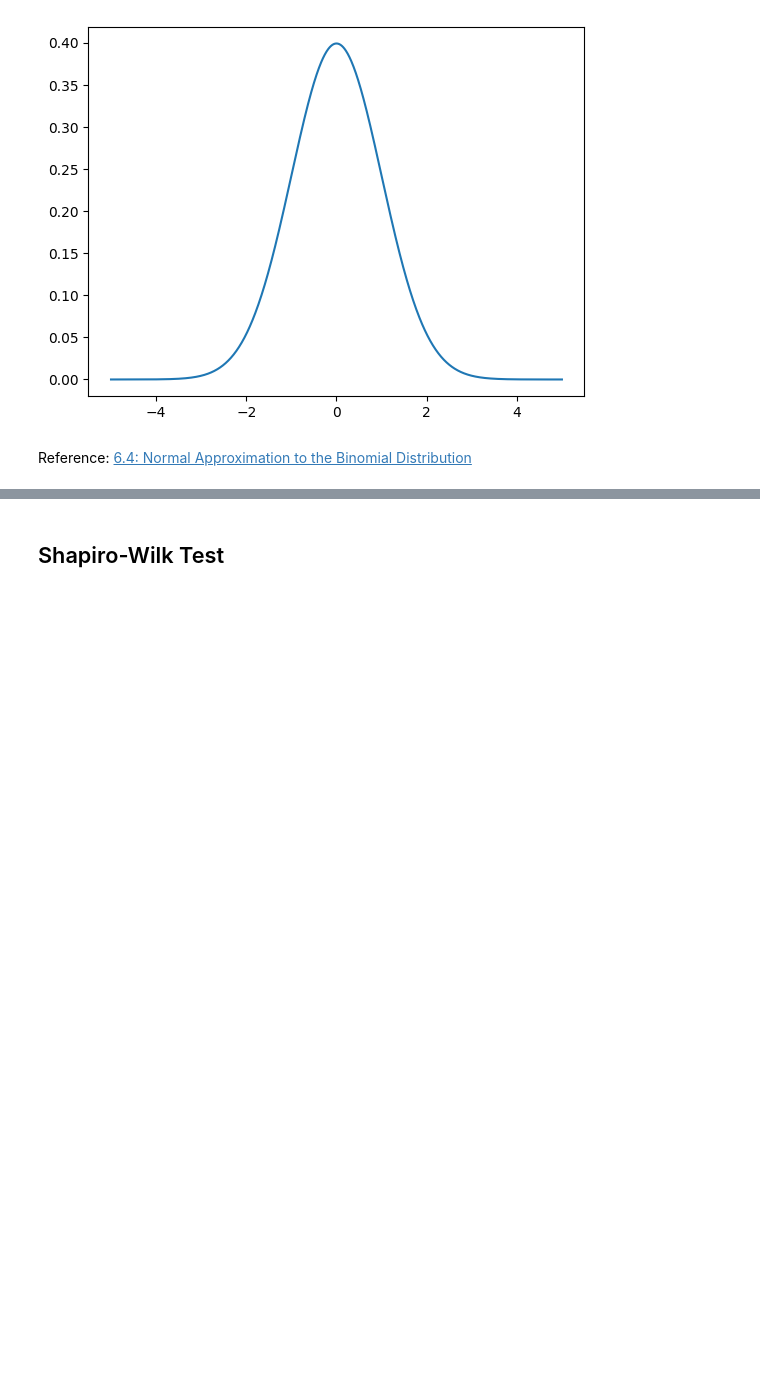
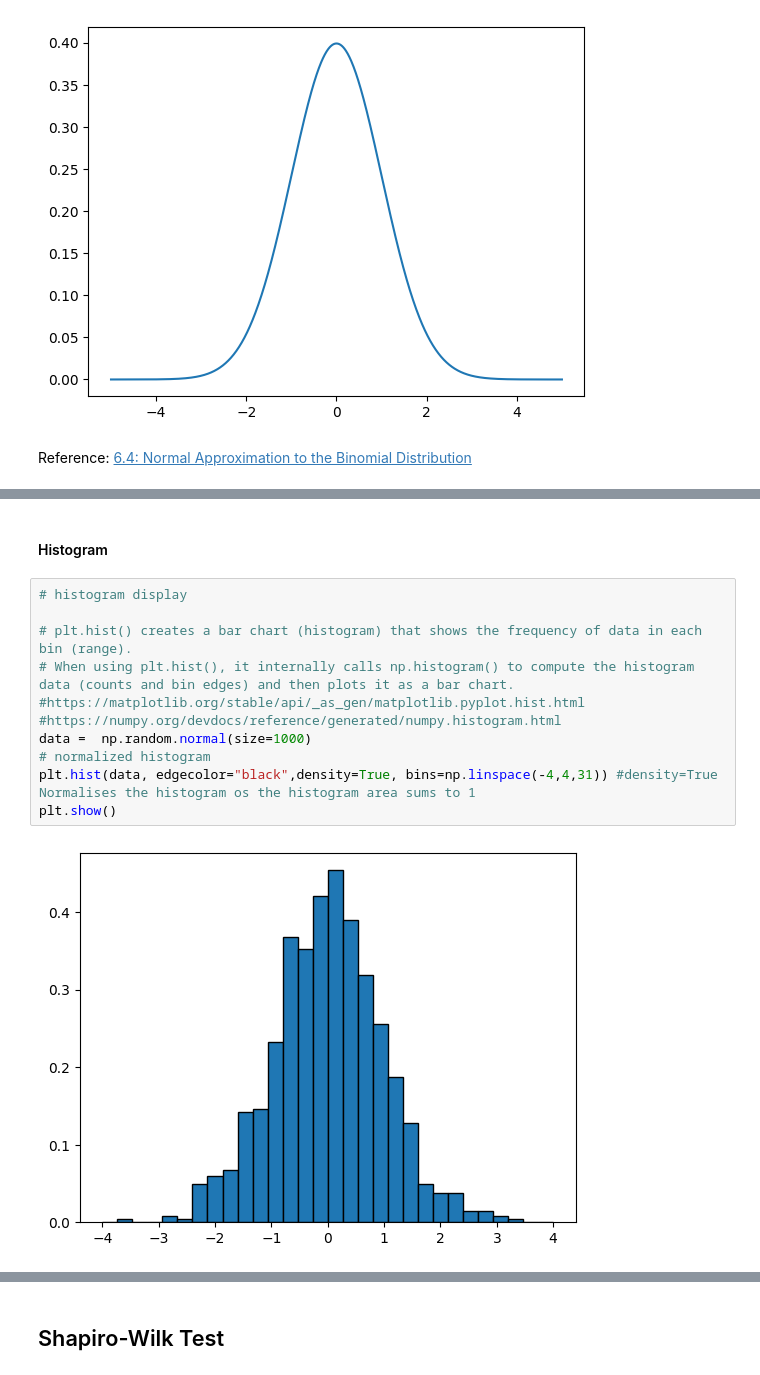
Before and after one commit to noyo0/AppliedStatistics2024, a Jupyter notebook: 03_normal.ipynb, the cells around one changed output, grey strips where cells are left out. Drawn from its saved outputs; the diff is of its cells as text; blank space fills up the shorter version.

```diff
--- a/03_normal.ipynb
+++ b/03_normal.ipynb
@@ -319,0 +330,15 @@ Text(0, 0.5, 'Count')
+# %% [markdown]
+#### Histogram
+# %%
+# histogram display
+
+# plt.hist() creates a bar chart (histogram) that shows the frequency of data in each bin (range).
+# When using plt.hist(), it internally calls np.histogram() to compute the histogram data (counts and bin edges) and then plots it as a bar chart.
+#https://matplotlib.org/stable/api/_as_gen/matplotlib.pyplot.hist.html
+#https://numpy.org/devdocs/reference/generated/numpy.histogram.html
+data =  np.random.normal(size=1000)
+# normalized histogram
+plt.hist(data, edgecolor="black",density=True, bins=np.linspace(-4,4,31)) #density=True Normalises the histogram os the histogram area sums to 1
+plt.show()
+# %% [output]
+[figure, added]
```
Also changed, not shown: parts of 24 cells of this notebook, 2 other files.
